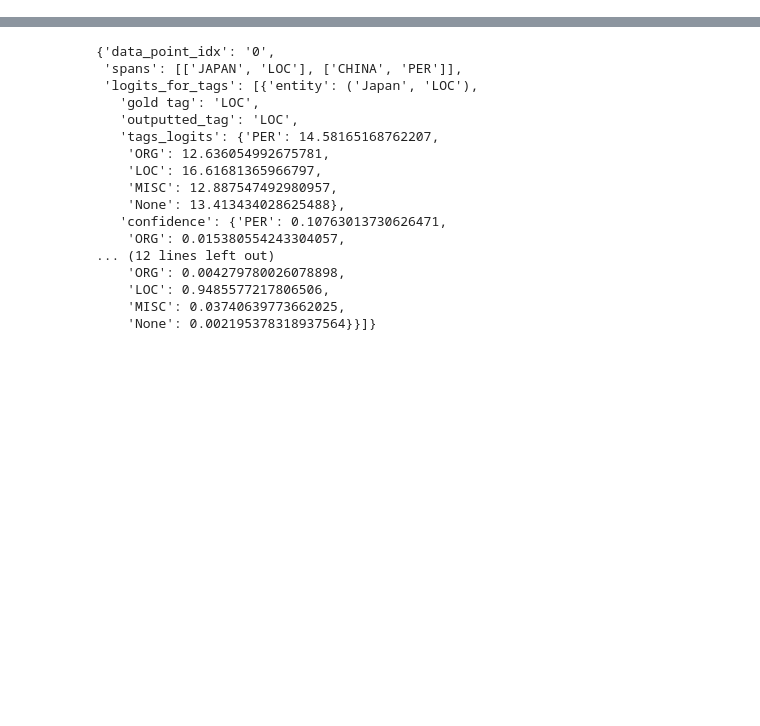
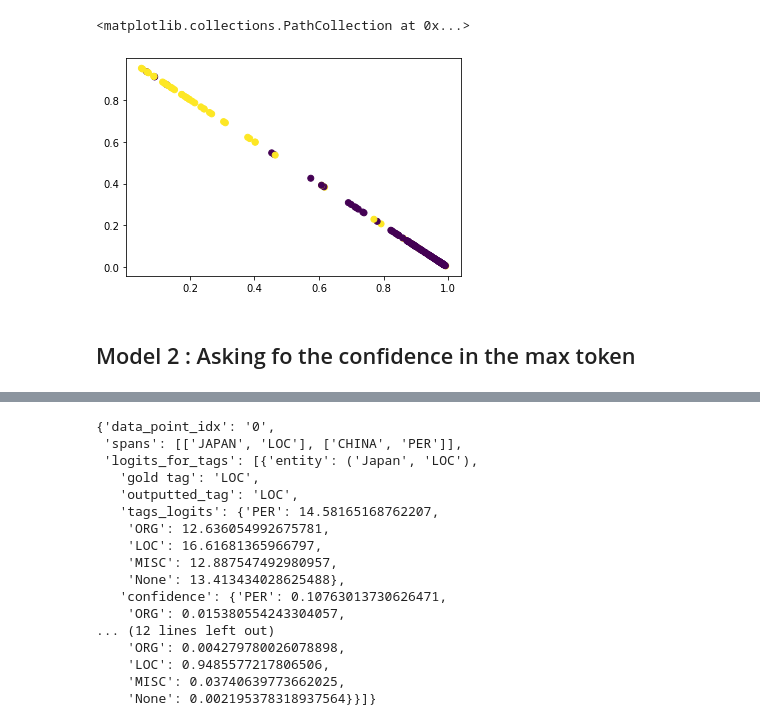
Before and after one commit to MathieuDesponds/Information-extraction-in-official-documents-using-LLMs, a Jupyter notebook: model_for_confidence.ipynb, the cells around one changed output, grey strips where cells are left out. Drawn from its saved outputs; the diff is of its cells as text; code cells hidden in the pictures; blank space fills up the shorter version.

Commit message:
adding model for confidence

```diff
--- a/model_for_confidence.ipynb
+++ b/model_for_confidence.ipynb
@@ -2,0 +13,23 @@
+# %%
+from ner.evaluating_confidence import load_generated_data_for_confidence
+
+
+all_data = load_generated_data_for_confidence()
+points = [] # (right/false, confidence)
+for data_point in all_data:
+    for entity_point in data_point['logits_for_tags'] :
+        if entity_point['gold tag'] != 'None':
+            logits = list(entity_point['tags_logits'].values())
+            max_logit = np.max(logits)
+            min_logit = np.min(logits)
+            for i, tag in enumerate(['PER', 'ORG', 'LOC', 'MISC']):
+                points.append({
+                    "target" : 1 if entity_point['gold tag'] == tag else 0,
+                    "tag" : tag,
+                    "gold_tag" : entity_point['gold tag'],
+                    "logit" : logits[i],
+                    "logit_min" : logits[i] - min_logit,
+                    "logit_max" : logits[i] - max_logit
+                }
+            )
+df = pd.DataFrame.from_dict(points)
@@ -2,0 +126,10 @@
+# %%
+p_false = [p[0] for p in proba_predictions]
+p_true = [p[1] for p in proba_predictions]
+
+plt.scatter(p_false, p_true, c = y_test)
+# %% [output]
+<matplotlib.collections.PathCollection at 0x...>
+[figure, added]
+# %% [markdown]
+## Model 2 : Asking fo the confidence in the max token
```
Also changed, not shown: parts of 9 cells of this notebook, 1 other file.
